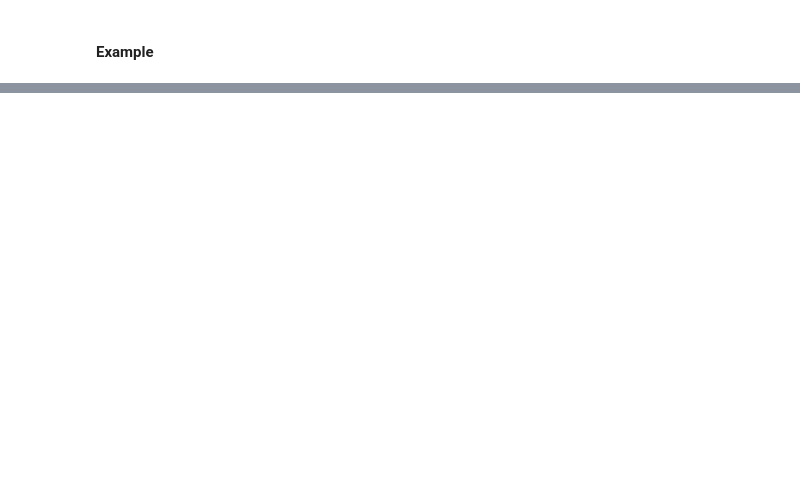
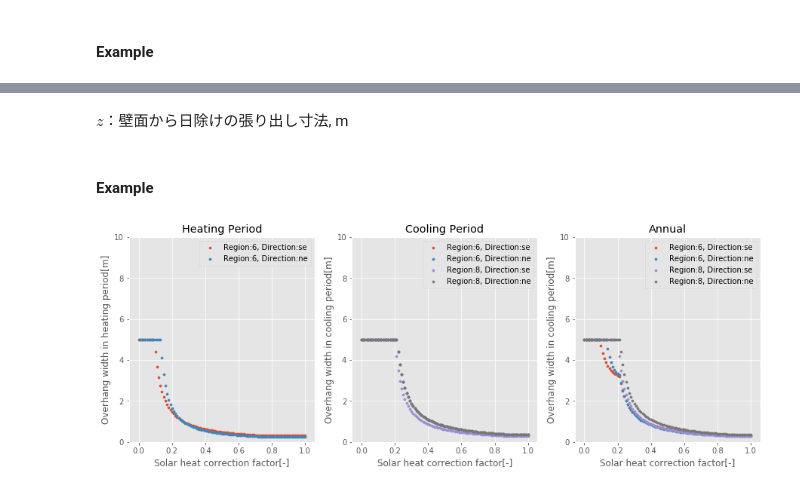
Before and after one commit to BRI-EES-House/heat_load_calc, a Jupyter notebook: h_lv1_to_h_lv2.ipynb, the cells around one changed output, grey strips where cells are left out. Saved outputs shown, nothing was run; the diff lists cells and outputs as text; code cells hidden in the pictures; blank space fills up the shorter version.

```diff
--- a/h_lv1_to_h_lv2.ipynb
+++ b/h_lv1_to_h_lv2.ipynb
@@ -17,0 +240,80 @@ def convert(d):
+# %% [markdown]
+$z$：壁面から日除けの張り出し寸法, m
+# %%
+def get_y1_y2_z(is_f_value_input, region, direction, f_h=None, f_c=None):
+
+    y1, y2 = 0.0, 1.1
+
+    if region == 8:
+        z_c = get_cooling_overhang_width(is_f_value_input, region, direction, y1, y2, f_c)
+        z = z_c
+    else:
+        z_h = get_heating_overhang_width(is_f_value_input, region, direction, y1, y2, f_h)
+        z_c = get_cooling_overhang_width(is_f_value_input, region, direction, y1, y2, f_c)
+        z = ( z_h + z_c ) / 2
+
+    return y1, y2, z
+# %% [markdown]
+#### Example
+# %%
+# 取得日射熱補正係数の配列を用意
+xs = np.arange( 0.0, 1.01, 0.01 )
+
+windows = [
+    {'region': 6, 'direction': 'se'},
+    {'region': 6, 'direction': 'ne'},
+    {'region': 8, 'direction': 'se'},
+    {'region': 8, 'direction': 'ne'}
+]
+
+y1, y2 = 0.0, 1.1
+
+fig = plt.figure(figsize = (15, 5))
+plt.style.use('ggplot')
+
+# 暖房期
+ax0 = fig.add_subplot(1, 3, 1)
+for window in windows:
+    if window['region'] >= 8:
+        continue
+    else:
+        z_h = [get_heating_overhang_width(is_f_value_input=True, region=window['region'], direction=window['direction'],
+                                          y1=y1, y2=y2, f=f) for f in xs]
+        label =  'Region:' + str(window['region']) + ', Direction:' + window['direction']
+        ax0.scatter(xs, z_h, 10, label=label)
+ax0.set_title('Heating Period')
+ax0.set_xlabel('Solar heat correction factor[-]')
+ax0.set_ylabel('Overhang width in heating period[m]')
+ax0.set_ylim(0,10)
+ax0.legend()
+
+# 冷房期
+ax1 = fig.add_subplot(1, 3, 2)
+for window in windows:
+    z_c = [get_cooling_overhang_width(is_f_value_input=True, region=window['region'], direction=window['direction'],
+                                      y1=y1, y2=y2, f=f) for f in xs]
+    label =  'Region:' + str(window['region']) + ', Direction:' + window['direction']
+    ax1.scatter(xs, z_c, 10,label = label)
+
+ax1.set_title('Cooling Period')
+ax1.set_xlabel('Solar heat correction factor[-]')
+ax1.set_ylabel('Overhang width in cooling period[m]')
+ax1.set_ylim(0,10)
+ax1.legend()
+
+# 通年
+ax3 = fig.add_subplot(1,3,3)
+for window in windows:
+    z = [get_y1_y2_z(is_f_value_input=True, region=window['region'], direction=window['direction'], f_h=f, f_c=f)[2] for f in xs]
+    label = 'Region:' + str(window['region']) + ', Direction:' + window['direction']
+    ax3.scatter(xs, z, 10, label=label)
+
+ax3.set_title('Annual')
+ax3.set_xlabel('Solar heat correction factor[-]')
+ax3.set_ylabel('Overhang width in cooling period[m]')
+ax3.set_ylim(0,10)
+ax3.legend()
+
+plt.show()
+# %% [output]
+[figure, added]
```
Also changed, not shown: parts of 72 cells of this notebook, 1 other file.
